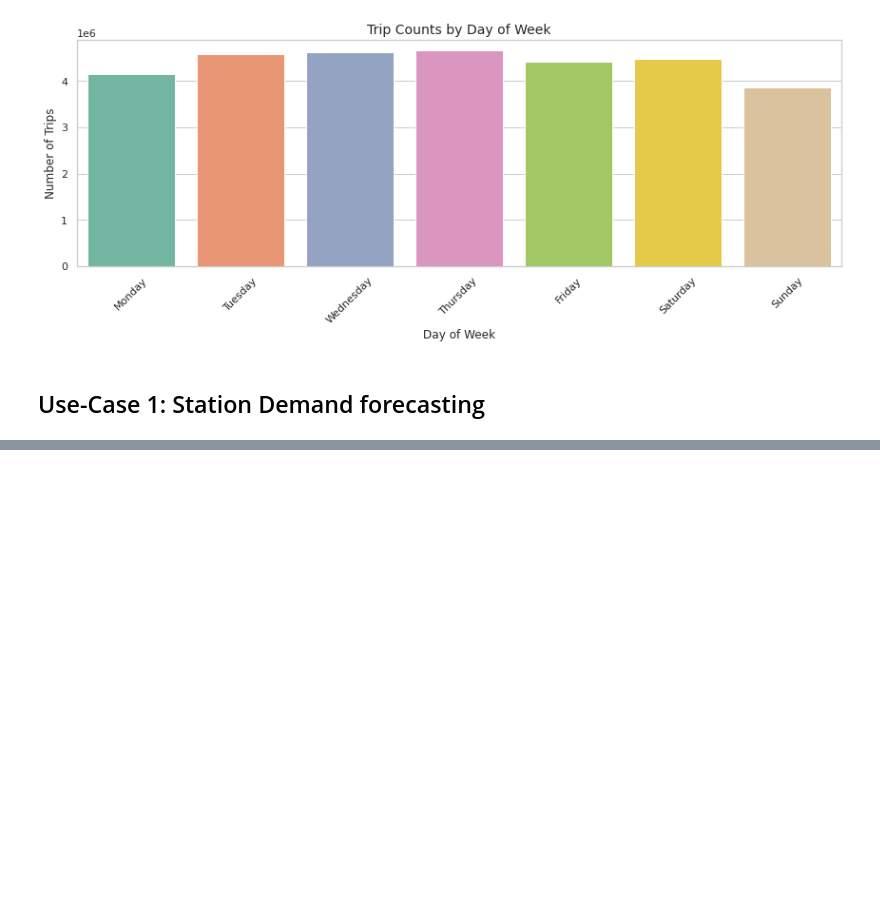
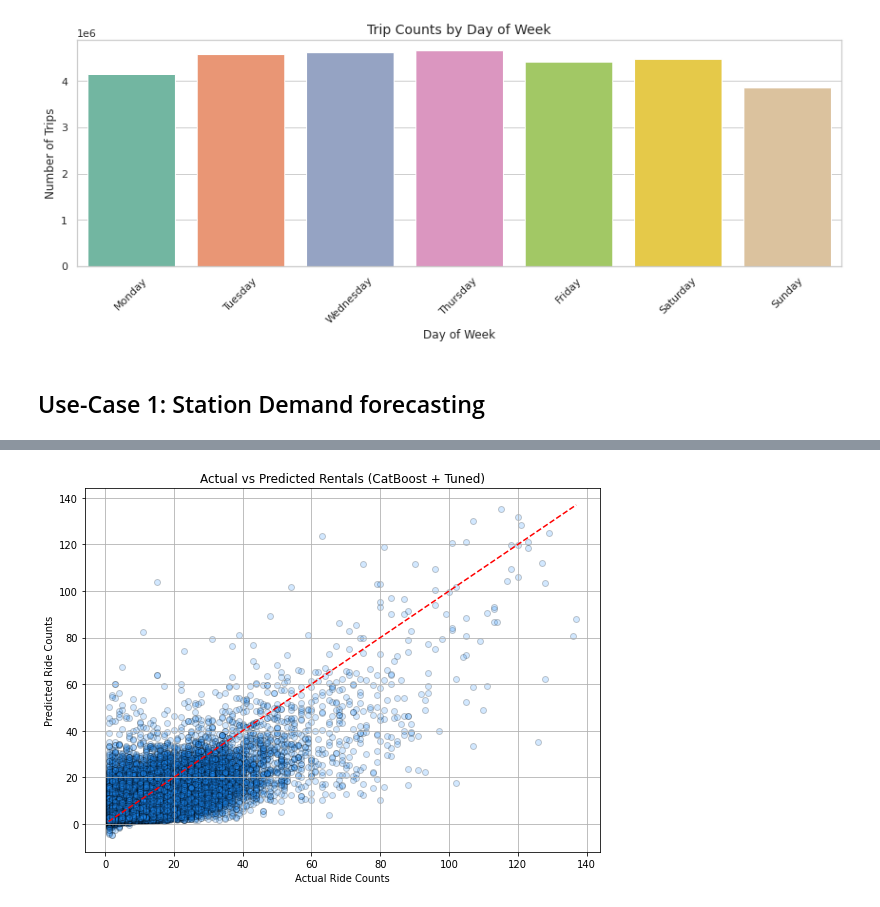
Before and after one commit to dhruvraj-singh-rawat/tfl-cycle-analysis, a Jupyter notebook: tfl-cycle-analysis.ipynb, the cells around one changed output, grey strips where cells are left out. Drawn from its saved outputs; the diff is of its cells as text; code cells hidden in the pictures; blank space fills up the shorter version.

```diff
--- a/tfl-cycle-analysis.ipynb
+++ b/tfl-cycle-analysis.ipynb
@@ -551,0 +358,91 @@ NameError: name 'df' is not defined
+# %%
+import pandas as pd
+import numpy as np
+from catboost import CatBoostRegressor
+from sklearn.model_selection import train_test_split, RandomizedSearchCV
+from sklearn.metrics import mean_squared_error, r2_score
+import matplotlib.pyplot as plt
+import seaborn as sns
+
+print("🔄 Loading dataset...")
+#df = pd.read_csv("tfl_cycle_rentals_2021_2023_cleaned.csv", low_memory=False)
+df['start_time'] = pd.to_datetime(df['start_time'])
+
+print("🧠 Extracting time-based features...")
+df['hour'] = df['start_time'].dt.hour
+df['day_of_week'] = df['start_time'].dt.dayofweek
+df['month'] = df['start_time'].dt.month
+df['is_weekend'] = df['day_of_week'].isin([5, 6]).astype(int)
+df['is_peak_hour'] = df['hour'].isin([7, 8, 9, 17, 18, 19]).astype(int)
+df['date'] = df['start_time'].dt.date
+
+print("📊 Aggregating ride counts...")
+agg_df = df.groupby(['start_station_id', 'hour', 'day_of_week', 'month', 'is_weekend', 'is_peak_hour', 'date']) \
+           .size().reset_index(name='ride_count')
+
+print("📉 Creating lag-based features...")
+agg_df = agg_df.sort_values(['start_station_id', 'hour', 'date'])
+agg_df['prev_day_demand'] = agg_df.groupby(['start_station_id', 'hour'])['ride_count'].shift(1)
+agg_df['rolling_mean_3'] = agg_df.groupby(['start_station_id', 'hour'])['ride_count'] \
+                                 .transform(lambda x: x.shift(1).rolling(3).mean())
+agg_df.dropna(inplace=True)
+
+print("✅ Features ready. Preparing training data...")
+features = ['start_station_id', 'hour', 'day_of_week', 'month', 'is_weekend', 'is_peak_hour',
+            'prev_day_demand', 'rolling_mean_3']
+X = agg_df[features]
+y = agg_df['ride_count']
+
+categorical_features = ['start_station_id', 'hour', 'day_of_week', 'month']
+for col in categorical_features:
+    X[col] = X[col].astype('category')
+
+print("📦 Splitting data into train/test sets...")
+X_train, X_test, y_train, y_test = train_test_split(X, y, test_size=0.2, random_state=42)
+
+print("🔍 Starting hyperparameter tuning with CatBoost...")
+param_dist = {
+    'depth': [4, 6, 8],
+    'learning_rate': [0.01, 0.05, 0.1],
+    'iterations': [200, 300, 500],
+    'l2_leaf_reg': [1, 3, 5, 7]
+}
+
+model = CatBoostRegressor(cat_features=categorical_features, verbose=0, random_state=42)
+random_search = RandomizedSearchCV(model, param_distributions=param_dist, n_iter=5, cv=3,
+                                   scoring='neg_root_mean_squared_error', random_state=42)
+random_search.fit(X_train, y_train)
+print("✅ Hyperparameter tuning complete!")
+
+best_model = random_search.best_estimator_
+print("🚀 Evaluating best model...")
+y_pred = best_model.predict(X_test)
+
+mse = mean_squared_error(y_test, y_pred)
+rmse = np.sqrt(mse)
+r2 = r2_score(y_test, y_pred)
+
+print(f"📈 RMSE: {rmse:.2f}")
+print(f"📈 R² Score: {r2:.2f}")
+print(f"🏆 Best Parameters: {random_search.best_params_}")
+
+print("📤 Generating actual vs predicted plot...")
+plt.figure(figsize=(8, 6))
+plt.scatter(y_test, y_pred, alpha=0.2, color='dodgerblue', edgecolors='k')
+plt.plot([y_test.min(), y_test.max()], [y_test.min(), y_test.max()], 'r--')
+plt.xlabel('Actual Ride Counts')
+plt.ylabel('Predicted Ride Counts')
+plt.title('Actual vs Predicted Rentals (CatBoost + Tuned)')
+plt.grid(True)
+plt.tight_layout()
+plt.show()
+
+print("📤 Generating feature importance plot...")
+importances = pd.Series(best_model.get_feature_importance(), index=X.columns)
+sns.barplot(x=importances, y=importances.index)
+plt.title("Feature Importance (CatBoost)")
+plt.tight_layout()
+plt.show()
+
+print("✅ All steps completed successfully!")
+# %% [output]
@@ -551,0 +467 @@ NameError: name 'df' is not defined
+[figure, added]
```
Also changed, not shown: parts of 14 cells of this notebook.
